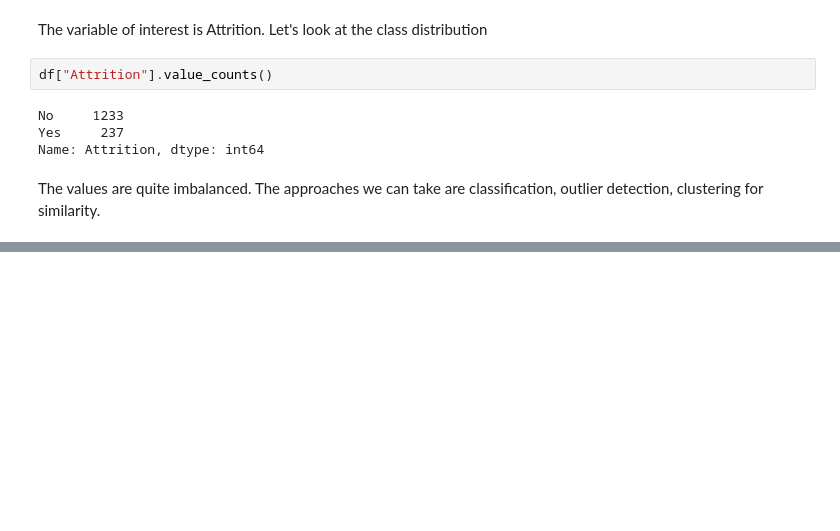
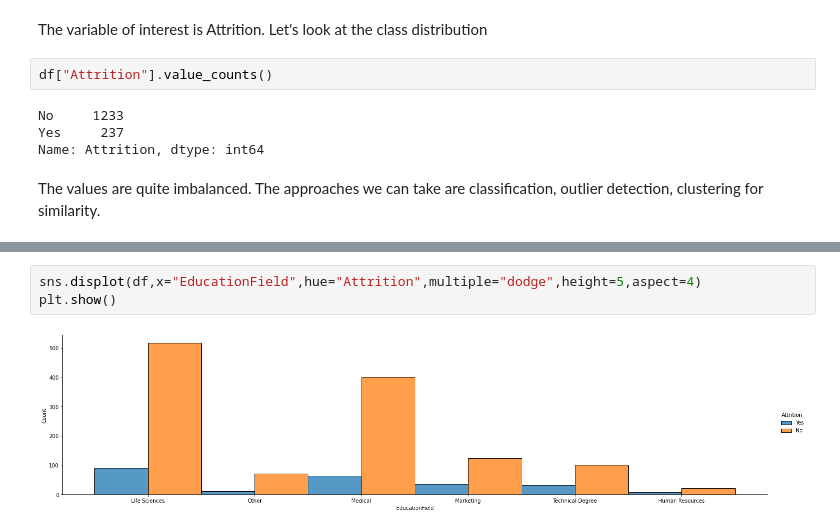
Before and after one commit to tdesai1969/540_group_project, a Jupyter notebook: Akshay/inital_exploring.ipynb, the cells around one changed output, grey strips where cells are left out. Saved outputs shown, nothing was run; the diff lists cells and outputs as text; blank space fills up the shorter version.

```diff
--- a/Akshay/inital_exploring.ipynb
+++ b/Akshay/inital_exploring.ipynb
@@ -121,0 +151,5 @@ The values are quite imbalanced. The approaches we can take are classification,
+# %%
+sns.displot(df,x="EducationField",hue="Attrition",multiple="dodge",height=5,aspect=4)
+plt.show()
+# %% [output]
+[figure, added]
```
Also changed, not shown: parts of 12 cells of this notebook.
